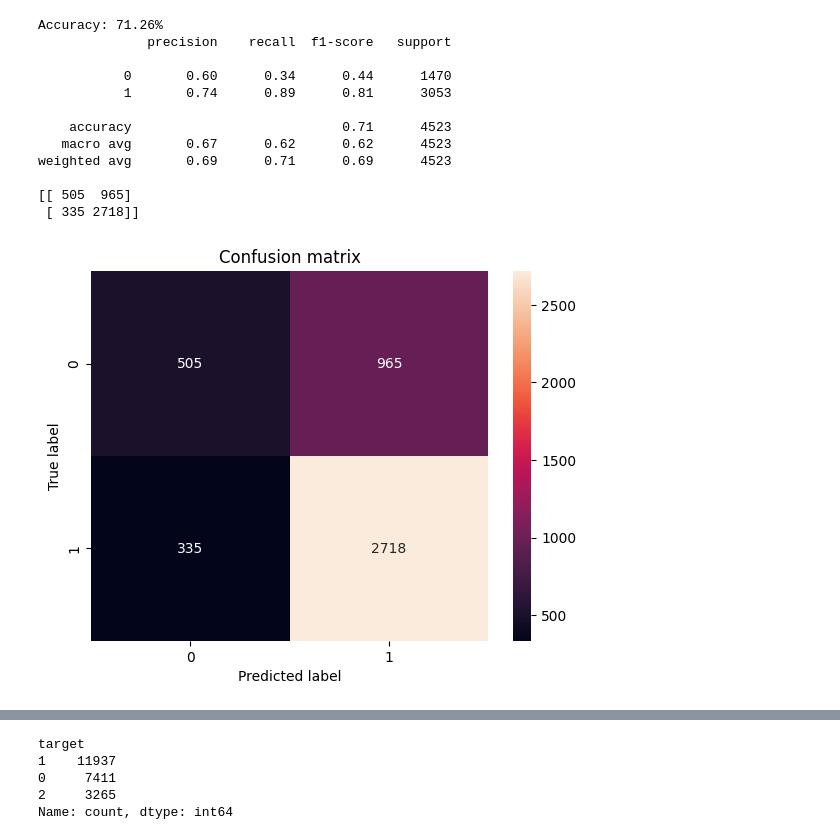
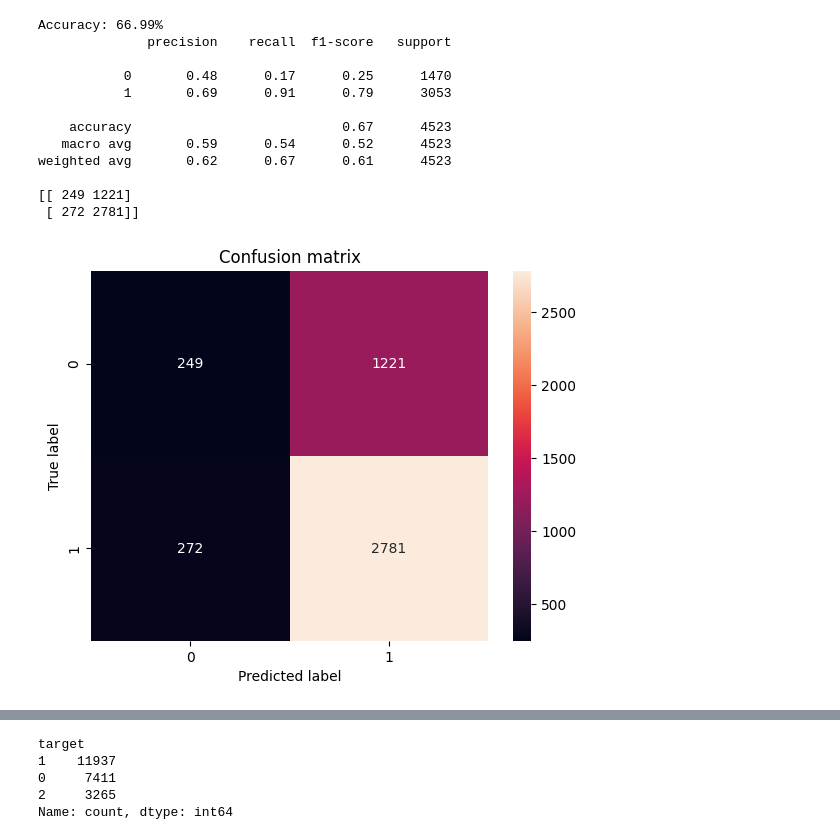
Before and after one commit to mgoodman96/DataMining2024, a Jupyter notebook: model_MG.ipynb, the cells around one changed output, grey strips where cells are left out. Cells and saved outputs as stored; diff of their text form; code cells hidden in the pictures.

```diff
--- a/model_MG.ipynb
+++ b/model_MG.ipynb
@@ -32,0 +23,10 @@ df.filter(like='crash', axis=1).head()
+# %%
+#show all fields that contain "tow"
+df.filter(like='crash_type').head()
+
+#drop fields crash_type_ind_INJURY AND / OR TOW DUE TO CRASH	crash_type_ind_NO INJURY / DRIVE AWAY
+df = df.drop(['crash_type_ind_INJURY AND / OR TOW DUE TO CRASH', 'crash_type_ind_NO INJURY / DRIVE AWAY'], axis=1)
+# %%
+#remove street name
+df = df.drop(columns=['street_name'])
+#remove crash type
@@ -46,7 +55,7 @@ import numpy as np
 df['target'] = df['target'].replace(2,1)
 
 #split data into X and y
-X = df.drop(['target','crash_type_ind_INJURY AND / OR TOW DUE TO CRASH','crash_type_ind_NO INJURY / DRIVE AWAY'], axis=1)
+X = df.drop(['target'], axis=1)
 y = df['target']
 
 #split data into train and test sets
@@ -57,39 +66,39 @@ X_train, X_test, y_train, y_test = train_test_split(X, y, test_size=0.2, random_
 model = XGBClassifier()
 model.fit(X_train, y_train)
 
 #make predictions for test data
 y_pred = model.predict(X_test)
 predictions = [round(value) for value in y_pred]
 
 #evaluate predictions
 accuracy = accuracy_score(y_test, predictions)
 print("Accuracy: %.2f%%" % (accuracy * 100.0))
 
 #classification report
 print(classification_report(y_test, y_pred))
 
 #confusion matrix
 print(confusion_matrix(y_test, y_pred))
 #use seaborn to plot confusion matrix with labels
 import seaborn as sns
 cm = confusion_matrix(y_test, y_pred)
 sns.heatmap(cm, annot=True, fmt="d")
 #labels
 plt.ylabel('True label')
 plt.xlabel('Predicted label')
 plt.title('Confusion matrix')
 plt.show()
 # %% [output]
-Accuracy: 71.26%
+Accuracy: 66.99%
               precision    recall  f1-score   support
 
-           0       0.60      0.34      0.44      1470
-           1       0.74      0.89      0.81      3053
+           0       0.48      0.17      0.25      1470
+           1       0.69      0.91      0.79      3053
 
-    accuracy                           0.71      4523
-   macro avg       0.67      0.62      0.62      4523
-weighted avg       0.69      0.71      0.69      4523
+    accuracy                           0.67      4523
+   macro avg       0.59      0.54      0.52      4523
+weighted avg       0.62      0.67      0.61      4523
 
-[[ 505  965]
- [ 335 2718]]
+[[ 249 1221]
+ [ 272 2781]]
-[figure, old version]
+[figure, new version]
```
Also changed, not shown: parts of 9 cells of this notebook.
